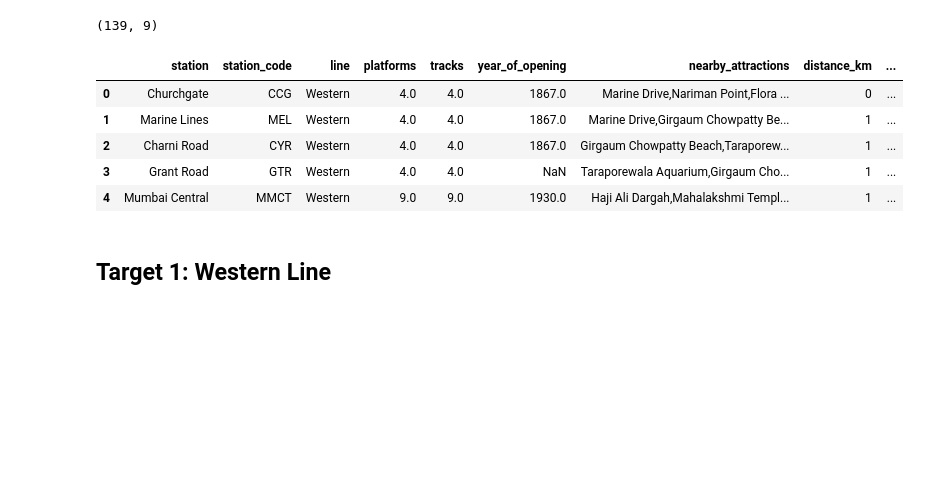
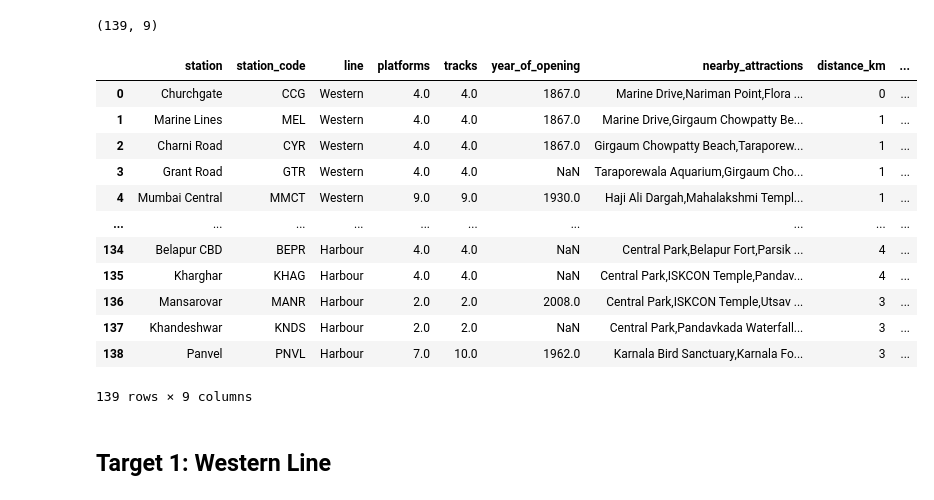
Before and after one commit to Vansh7206/mumbai-local-intelligence, a Jupyter notebook: notebooks/03_synthetic_timetable.ipynb.ipynb, the cells around one changed output. Drawn from its saved outputs; the diff is of its cells as text; code cells hidden in the pictures; blank space fills up the shorter version.

```diff
--- a/notebooks/03_synthetic_timetable.ipynb.ipynb
+++ b/notebooks/03_synthetic_timetable.ipynb.ipynb
@@ -3,15 +3,22 @@ import pandas as pd
 # %%
 df = pd.read_csv(r"C:\Users\vchan\OneDrive\Desktop\mumbai_local\data\processed\stations_clean.csv")
 print(df.shape)
-df.head()
+df
 # %% [output]
 (139, 9)
 |  | station | station_code | line | platforms | tracks | year_of_opening | nearby_attractions | distance_km | ... |
 | 0 | Churchgate | CCG | Western | 4.0 | 4.0 | 1867.0 | Marine Drive,Nariman Point,Flora ... | 0 | ... |
 | 1 | Marine Lines | MEL | Western | 4.0 | 4.0 | 1867.0 | Marine Drive,Girgaum Chowpatty Be... | 1 | ... |
 | 2 | Charni Road | CYR | Western | 4.0 | 4.0 | 1867.0 | Girgaum Chowpatty Beach,Taraporew... | 1 | ... |
 | 3 | Grant Road | GTR | Western | 4.0 | 4.0 | NaN | Taraporewala Aquarium,Girgaum Cho... | 1 | ... |
 | 4 | Mumbai Central | MMCT | Western | 9.0 | 9.0 | 1930.0 | Haji Ali Dargah,Mahalakshmi Templ... | 1 | ... |
+| ... | ... | ... | ... | ... | ... | ... | ... | ... | ... |
+| 134 | Belapur CBD | BEPR | Harbour | 4.0 | 4.0 | NaN | Central Park,Belapur Fort,Parsik ... | 4 | ... |
+| 135 | Kharghar | KHAG | Harbour | 4.0 | 4.0 | NaN | Central Park,ISKCON Temple,Pandav... | 4 | ... |
+| 136 | Mansarovar | MANR | Harbour | 2.0 | 2.0 | 2008.0 | Central Park,ISKCON Temple,Utsav ... | 3 | ... |
+| 137 | Khandeshwar | KNDS | Harbour | 2.0 | 2.0 | NaN | Central Park,Pandavkada Waterfall... | 3 | ... |
+| 138 | Panvel | PNVL | Harbour | 7.0 | 10.0 | 1962.0 | Karnala Bird Sanctuary,Karnala Fo... | 3 | ... |
+139 rows × 9 columns
 # %% [markdown]
 ## Target 1: Western Line
 # %%
```
Also changed, not shown: parts of 8 cells of this notebook.
